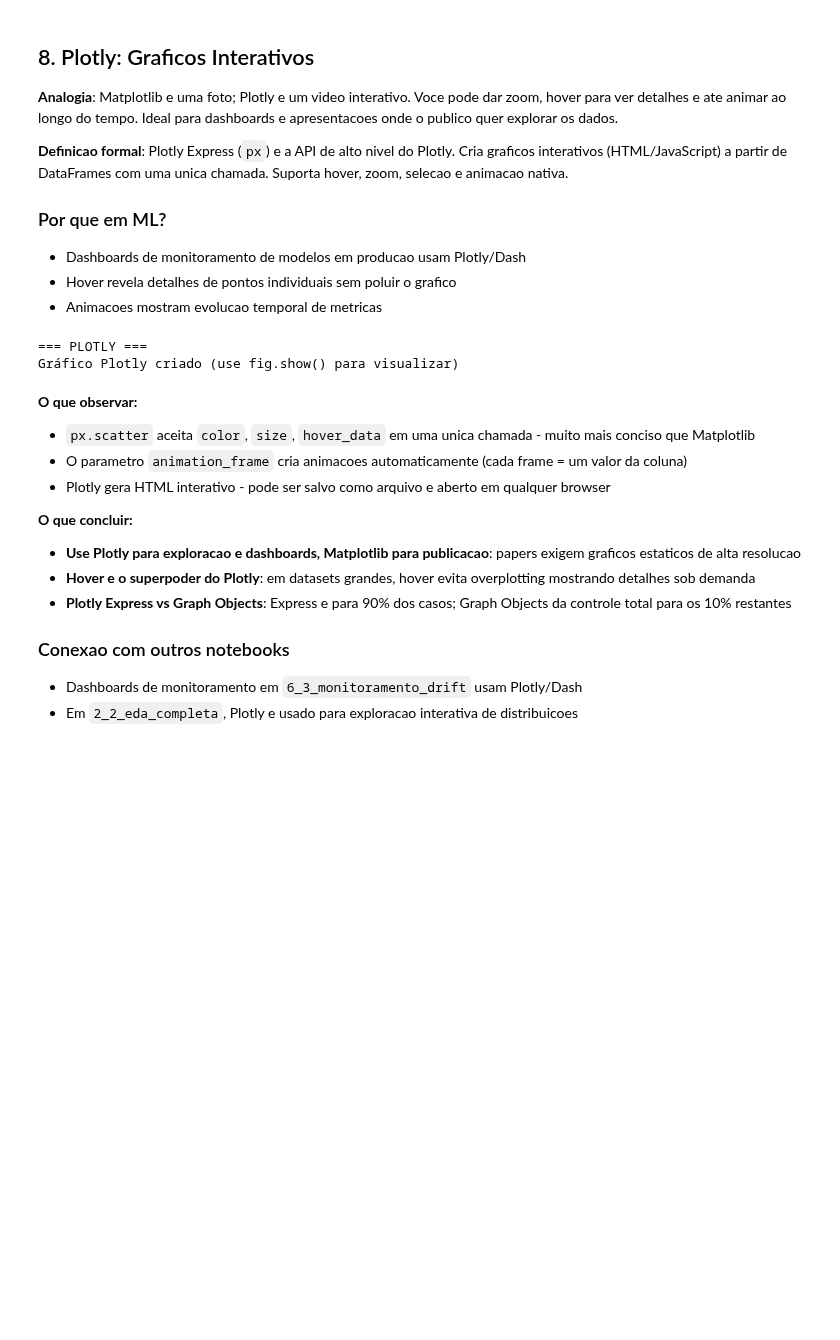
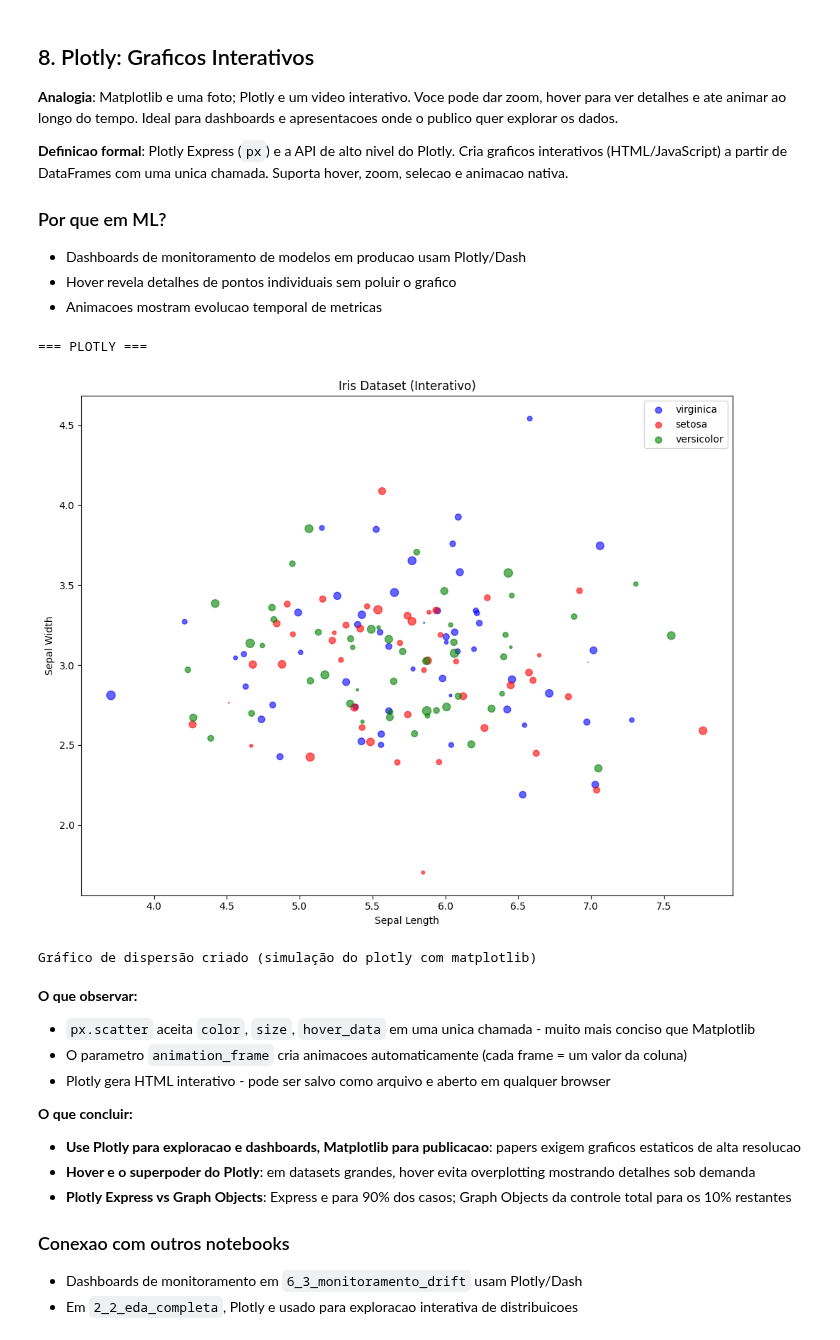
Before and after one commit to guifav/math-statistics-for-ai, a Jupyter notebook: notebooks/02-data-science/2_1_python_data_science.ipynb, the cells around one changed output. Drawn from its saved outputs; the diff is of its cells as text; code cells hidden in the pictures; blank space fills up the shorter version.

```diff
--- a/notebooks/02-data-science/2_1_python_data_science.ipynb
+++ b/notebooks/02-data-science/2_1_python_data_science.ipynb
@@ -628,36 +626,37 @@ hover, zoom, selecao e animacao nativa.
 # %%
 print('\n=== PLOTLY ===' )
 
 # Simular scatter interativo (plotly nao disponivel)
 np.random.seed(42)
 df_iris = pd.DataFrame({
     'sepal_length': np.random.normal(5.8, 0.8, 150),
     'sepal_width': np.random.normal(3.0, 0.4, 150),
     'petal_length': np.random.normal(3.8, 1.8, 150),
     'petal_width': np.random.normal(1.2, 0.8, 150),
     'species': np.random.choice(['setosa', 'versicolor', 'virginica'], 150)
 })
 
 # Simular scatter interativo com matplotlib
 fig = plt.figure(figsize=(10, 8))
 colors = {'setosa': 'red', 'versicolor': 'green', 'virginica': 'blue'}
 for species in df_iris['species'].unique():
     mask = df_iris['species'] == species
     plt.scatter(df_iris.loc[mask, 'sepal_length'],
                df_iris.loc[mask, 'sepal_width'],
                label=species, color=colors.get(species, 'gray'),
-               s=df_iris.loc[mask, 'petal_length']*10, alpha=0.6)
+               s=np.abs(df_iris.loc[mask, 'petal_length'])*10, alpha=0.6)
 plt.xlabel('Sepal Length')
 plt.ylabel('Sepal Width')
 plt.title('Iris Dataset (Interativo)')
 plt.legend()
 plt.tight_layout()
-plt.close()
+plt.show()
 
-print('Gráfico Plotly criado (use fig.show() para visualizar)')
+print('Gráfico de dispersão criado (simulação do plotly com matplotlib)')
 # %% [output]
 === PLOTLY ===
-Gráfico Plotly criado (use fig.show() para visualizar)
+[figure, added]
+Gráfico de dispersão criado (simulação do plotly com matplotlib)
 # %% [markdown]
 **O que observar:**
 - `px.scatter` aceita `color`, `size`, `hover_data` em uma unica chamada - muito mais conciso que Matplotlib
```
Also changed, not shown: parts of 8 cells of this notebook, 6 other files.
